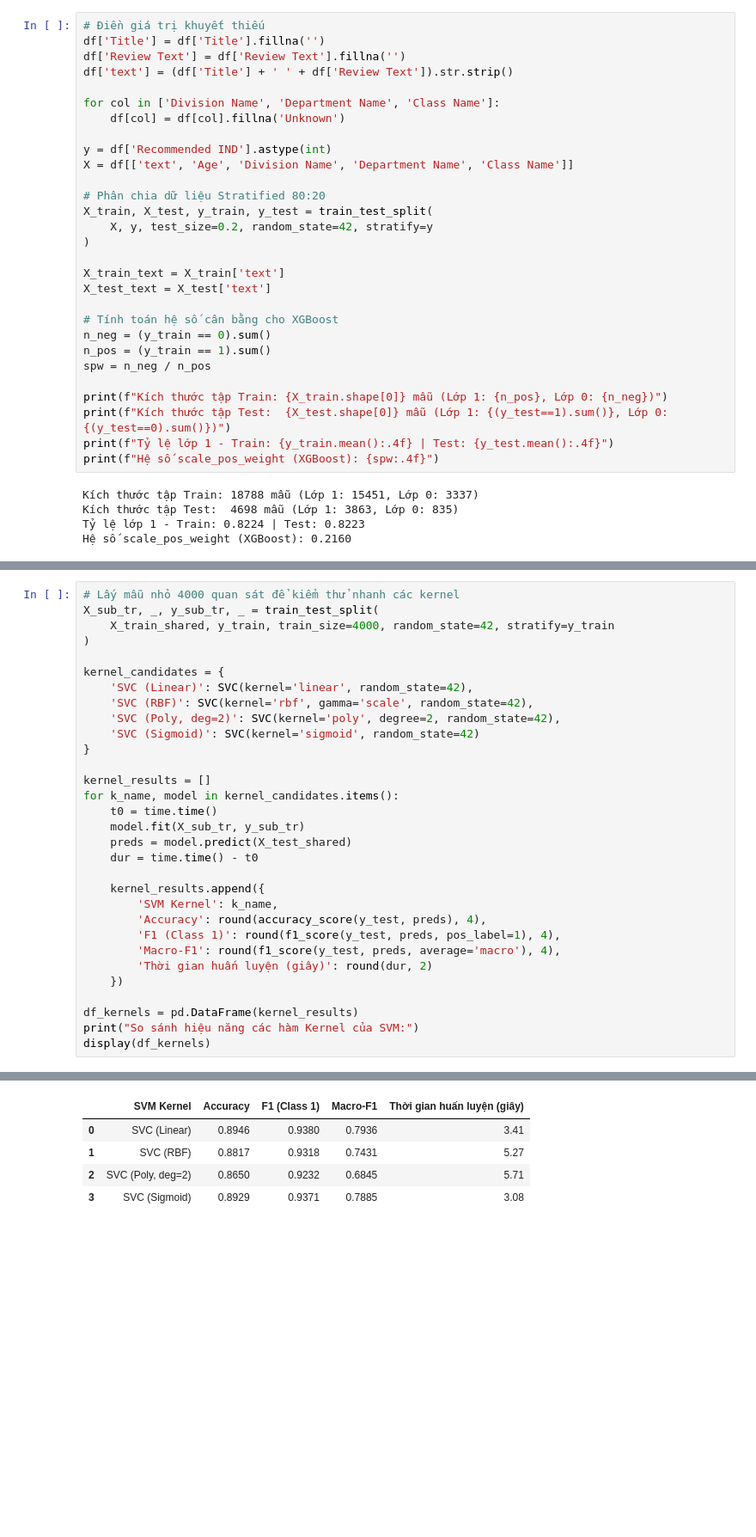
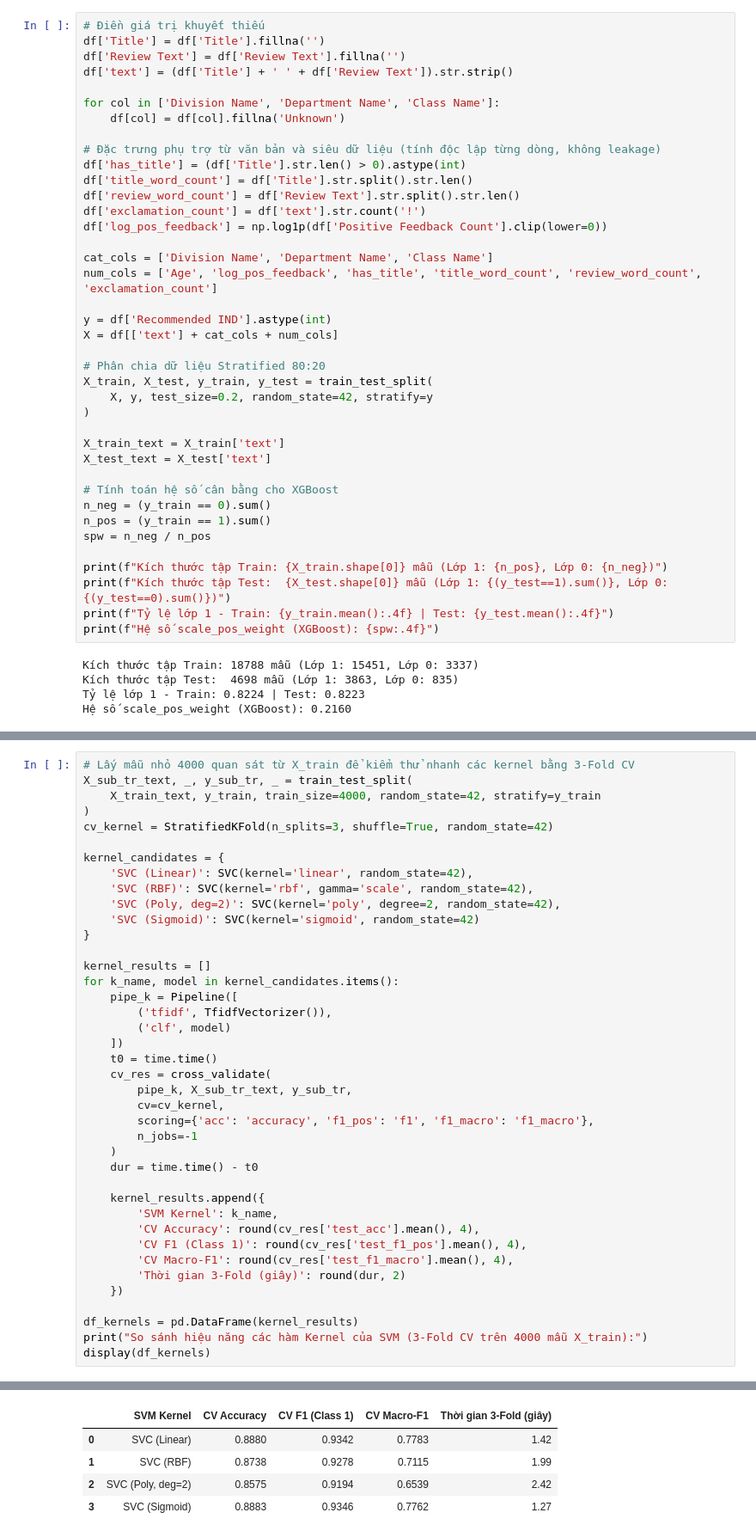
Before and after one commit to trannhatdang/Report-Machine-Learning-WomensClothingReviews-HK261, a Jupyter notebook: Content/Giai Quyet Bai Toan/ML_BTL_Unified_Womens_Clothing_Reviews.ipynb, the cells around one changed output, grey strips where cells are left out. Shown at 86% size. Drawn from its saved outputs; the diff is of its cells as text; blank space fills up the shorter version.

```diff
--- a/Content/Giai Quyet Bai Toan/ML_BTL_Unified_Womens_Clothing_Reviews.ipynb
+++ b/Content/Giai Quyet Bai Toan/ML_BTL_Unified_Womens_Clothing_Reviews.ipynb
@@ -328,8 +334,18 @@ df['text'] = (df['Title'] + ' ' + df['Review Text']).str.strip()
 for col in ['Division Name', 'Department Name', 'Class Name']:
     df[col] = df[col].fillna('Unknown')
 
+# Đặc trưng phụ trợ từ văn bản và siêu dữ liệu (tính độc lập từng dòng, không leakage)
+df['has_title'] = (df['Title'].str.len() > 0).astype(int)
+df['title_word_count'] = df['Title'].str.split().str.len()
+df['review_word_count'] = df['Review Text'].str.split().str.len()
+df['exclamation_count'] = df['text'].str.count('!')
+df['log_pos_feedback'] = np.log1p(df['Positive Feedback Count'].clip(lower=0))
+
+cat_cols = ['Division Name', 'Department Name', 'Class Name']
+num_cols = ['Age', 'log_pos_feedback', 'has_title', 'title_word_count', 'review_word_count', 'exclamation_count']
+
 y = df['Recommended IND'].astype(int)
-X = df[['text', 'Age', 'Division Name', 'Department Name', 'Class Name']]
+X = df[['text'] + cat_cols + num_cols]
 
 # Phân chia dữ liệu Stratified 80:20
 X_train, X_test, y_train, y_test = train_test_split(
@@ -456,10 +480,11 @@ Ta so sánh 4 hàm Kernel phổ biến trên cùng tập dữ liệu biểu di
 3. **Polynomial Kernel:** $K(x, x') = (\gamma x^\top x' + r)^d$ ($d=2$)
 4. **Sigmoid Kernel:** $K(x, x') = \tanh(\gamma x^\top x' + r)$
 # %%
-# Lấy mẫu nhỏ 4000 quan sát để kiểm thử nhanh các kernel
-X_sub_tr, _, y_sub_tr, _ = train_test_split(
-    X_train_shared, y_train, train_size=4000, random_state=42, stratify=y_train
+# Lấy mẫu nhỏ 4000 quan sát từ X_train để kiểm thử nhanh các kernel bằng 3-Fold CV
+X_sub_tr_text, _, y_sub_tr, _ = train_test_split(
+    X_train_text, y_train, train_size=4000, random_state=42, stratify=y_train
 )
+cv_kernel = StratifiedKFold(n_splits=3, shuffle=True, random_state=42)
 
 kernel_candidates = {
     'SVC (Linear)': SVC(kernel='linear', random_state=42),
@@ -470,20 +495,28 @@ kernel_candidates = {
 
 kernel_results = []
 for k_name, model in kernel_candidates.items():
+    pipe_k = Pipeline([
+        ('tfidf', TfidfVectorizer()),
+        ('clf', model)
+    ])
     t0 = time.time()
-    model.fit(X_sub_tr, y_sub_tr)
-    preds = model.predict(X_test_shared)
+    cv_res = cross_validate(
+        pipe_k, X_sub_tr_text, y_sub_tr,
+        cv=cv_kernel,
+        scoring={'acc': 'accuracy', 'f1_pos': 'f1', 'f1_macro': 'f1_macro'},
+        n_jobs=-1
+    )
     dur = time.time() - t0
 
     kernel_results.append({
         'SVM Kernel': k_name,
-        'Accuracy': round(accuracy_score(y_test, preds), 4),
-        'F1 (Class 1)': round(f1_score(y_test, preds, pos_label=1), 4),
-        'Macro-F1': round(f1_score(y_test, preds, average='macro'), 4),
-        'Thời gian huấn luyện (giây)': round(dur, 2)
+        'CV Accuracy': round(cv_res['test_acc'].mean(), 4),
+        'CV F1 (Class 1)': round(cv_res['test_f1_pos'].mean(), 4),
+        'CV Macro-F1': round(cv_res['test_f1_macro'].mean(), 4),
+        'Thời gian 3-Fold (giây)': round(dur, 2)
     })
 
 df_kernels = pd.DataFrame(kernel_results)
-print("So sánh hiệu năng các hàm Kernel của SVM:")
+print("So sánh hiệu năng các hàm Kernel của SVM (3-Fold CV trên 4000 mẫu X_train):")
 display(df_kernels)
 # %% [output]
@@ -491,5 +524,5 @@ So sánh hiệu năng các hàm Kernel của SVM:
-|  | SVM Kernel | Accuracy | F1 (Class 1) | Macro-F1 | Thời gian huấn luyện (giây) |
-| 0 | SVC (Linear) | 0.8946 | 0.9380 | 0.7936 | 3.41 |
-| 1 | SVC (RBF) | 0.8817 | 0.9318 | 0.7431 | 5.27 |
-| 2 | SVC (Poly, deg=2) | 0.8650 | 0.9232 | 0.6845 | 5.71 |
-| 3 | SVC (Sigmoid) | 0.8929 | 0.9371 | 0.7885 | 3.08 |
+|  | SVM Kernel | CV Accuracy | CV F1 (Class 1) | CV Macro-F1 | Thời gian 3-Fold (giây) |
+| 0 | SVC (Linear) | 0.8880 | 0.9342 | 0.7783 | 1.42 |
+| 1 | SVC (RBF) | 0.8738 | 0.9278 | 0.7115 | 1.99 |
+| 2 | SVC (Poly, deg=2) | 0.8575 | 0.9194 | 0.6539 | 2.42 |
+| 3 | SVC (Sigmoid) | 0.8883 | 0.9346 | 0.7762 | 1.27 |
```
Also changed, not shown: parts of 36 cells of this notebook, 1 other file.
